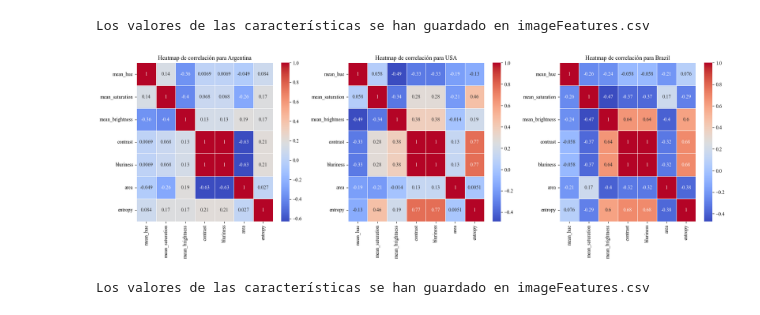
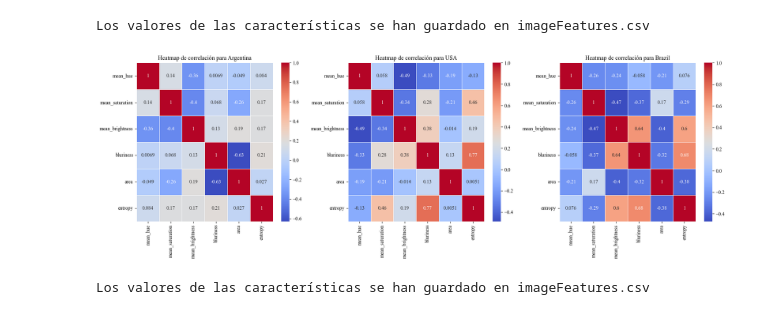
Before and after one commit to azulamakk/PF-vacasVaqueras, a Jupyter notebook: 01.0-am-EDA.ipynb, the cells around one changed output. Cells and saved outputs as stored; diff of their text form; code cells hidden in the pictures.

```diff
--- a/01.0-am-EDA.ipynb
+++ b/01.0-am-EDA.ipynb
@@ -533,7 +533,9 @@ for filename in os.listdir(folder_path):
         gray_image = np.array(image.convert('L'))
         contrast = cv2.Laplacian(gray_image, cv2.CV_64F).var()
 
-        bluriness = cv2.Laplacian(gray_image, cv2.CV_64F).var()
+        blurred_image = cv2.GaussianBlur(gray_image, (5, 5), 0)
+        bluriness = cv2.Laplacian(blurred_image, cv2.CV_64F).var()
+
 
         area = img_rgb.shape[0] * img_rgb.shape[1]
 
@@ -604,21 +606,21 @@ Los valores de las características se han guardado en imageFeatures.csv
 # %%
 countries = df['country'].unique()
 
 fig, axes = plt.subplots(nrows=1, ncols=len(countries), figsize=(18, 6))
 
 for i, country in enumerate(countries):
     country_df = df[df['country'] == country]
 
-    correlation_matrix_country = country_df.drop(['layout_id', 'image_name', 'country', 'red', 'green', 'blue', 'coincidencia', 'relevant (new) tags', 'trial_id'], axis=1).corr()
+    correlation_matrix_country = country_df.drop(['layout_id', 'image_name', 'country', 'red', 'green', 'blue', 'coincidencia', 'contrast', 'relevant (new) tags', 'trial_id'], axis=1).corr()
 
     sns.heatmap(correlation_matrix_country, annot=True, cmap='coolwarm', linewidths=0.5, ax=axes[i])
     axes[i].set_title(f'Heatmap de correlación para {country}')
 
 plt.tight_layout()
 
 plt.show()
 # %% [output]
-[figure, old version]
+[figure, new version]
 # %%
 df.to_csv('imageFeatures.csv', index=False)
 
```
